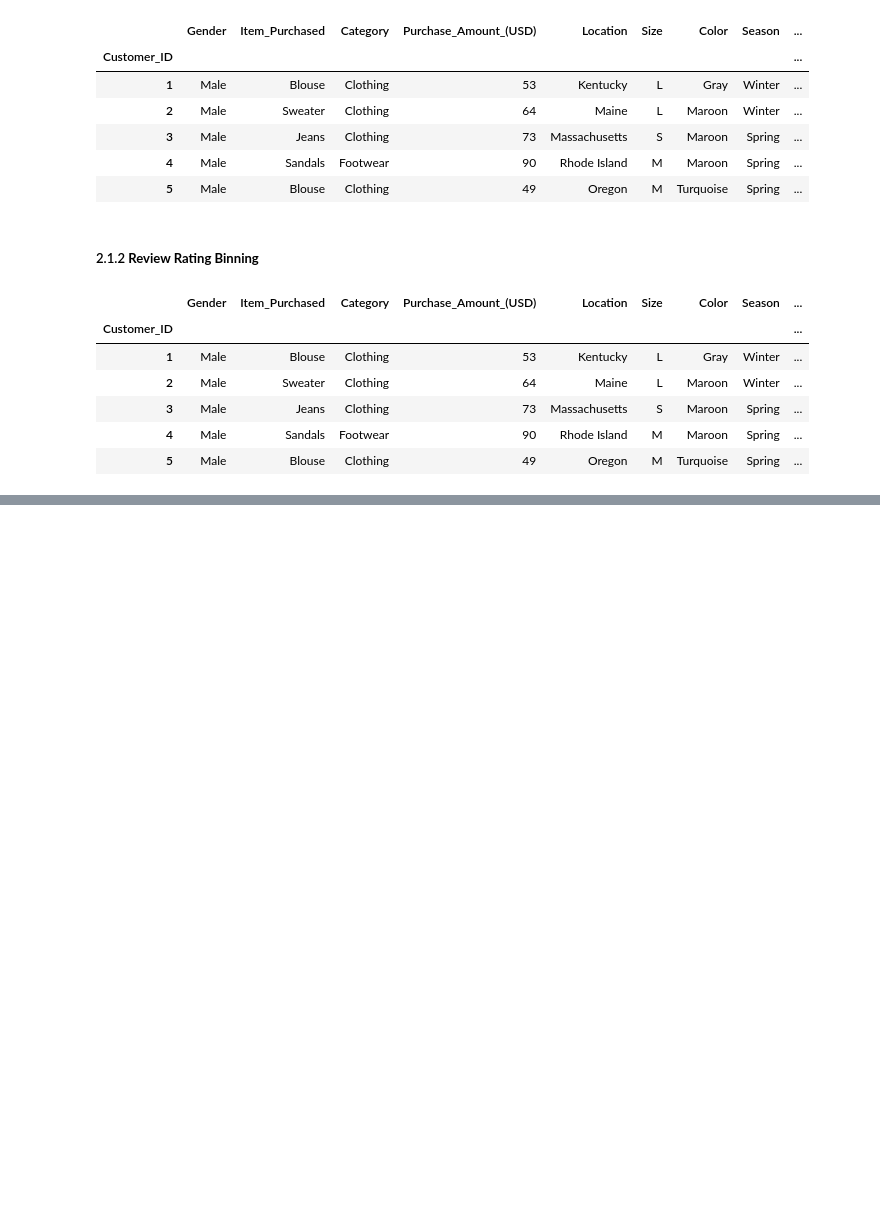
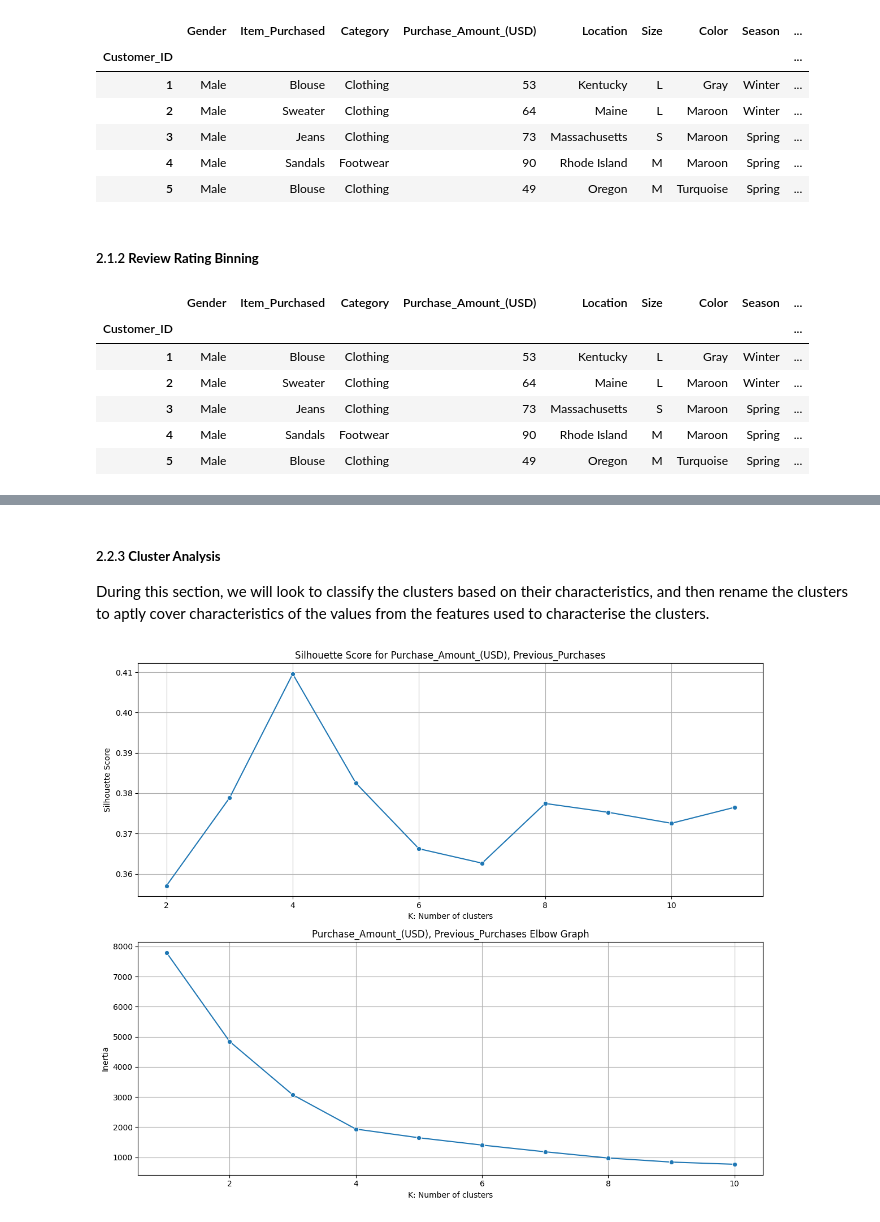
Before and after one commit to Just-Aymz/Customer-Shopping, a Jupyter notebook: Data_Preprocessing.ipynb, the cells around one changed output, grey strips where cells are left out. Saved outputs shown, nothing was run; the diff lists cells and outputs as text; code cells hidden in the pictures; blank space fills up the shorter version.

```diff
--- a/Data_Preprocessing.ipynb
+++ b/Data_Preprocessing.ipynb
@@ -388,0 +413,4 @@ df_5.head()
+# %%
+# Store the target features for clustering
+mf_features = df_5.loc[:, ['Purchase_Amount_(USD)', 'Previous_Purchases']]
+mf_features
@@ -388,0 +478,12 @@ df_5.head()
+# %%
+def feature_Scaling(
+    feature: str, dataframe: Optional[pd.DataFrame]=None
+):
+  # Instantiate a StandardScaler object
+  scaler = StandardScaler()
+
+  # Fit and transform the feature and return the scaled version
+  return scaler.fit_transform(dataframe[[feature]]).flatten()
+
+# Apply the function column-wise
+scaled_df = mf_features.apply(lambda col: feature_Scaling(col.name, dataframe=mf_features), axis=0)
@@ -388,0 +507,4 @@ df_5.head()
+# %% [markdown]
+##### 2.2.3 **Cluster Analysis**
+
+During this section, we will look to classify the clusters based on their characteristics, and then rename the clusters to aptly cover characteristics of the values from the features used to characterise the clusters.
@@ -388,0 +562,45 @@ df_5.head()
+# %%
+def silhouetteScore(dataframe: pd.DataFrame, dataset: str) -> None:
+    """
+    Calculates and plots the silhouette score for KMeans clustering across a range of cluster counts
+    to help assess cluster quality and identify the optimal number of clusters for a dataset.
+
+    Args:
+        dataframe (pd.DataFrame):
+            The dataset on which to perform KMeans clustering.
+        dataset (str):
+            The name of the dataset, used in the plot title.
+
+    Returns:
+        None:
+            Displays a line plot of silhouette scores for different numbers of clusters (K).
+    """
+
+    # Silhouette score method
+    kmax = 10
+    sil = []
+    plt.plot()
+    for k in range(2, kmax+2):
+        kmeans = KMeans(n_clusters=k, random_state=42, max_iter=1000)
+        kmeans.fit(dataframe)
+        labels = kmeans.labels_
+        sil.append(silhouette_score(dataframe, labels, metric='euclidean'))
+
+    sns.lineplot(x=range(2, kmax+2), y=sil, marker='o')
+    plt.title(f'Silhouette Score for {dataset}')
+    plt.xlabel('K: Number of clusters')
+    plt.ylabel(f"Silhouette Score")
+    plt.grid(True)
+
+
+plt.figure(figsize=(12, 10))
+
+plt.subplot(2, 1, 1)
+silhouetteScore(scaled_df, dataset='Purchase_Amount_(USD), Previous_Purchases')
+plt.subplot(2, 1, 2)
+elbow_Kmeans(scaled_df, dataset='Purchase_Amount_(USD), Previous_Purchases')
+
+plt.tight_layout()
+plt.show()
+# %% [output]
+[figure, added]
```
Also changed, not shown: parts of 20 cells of this notebook.
